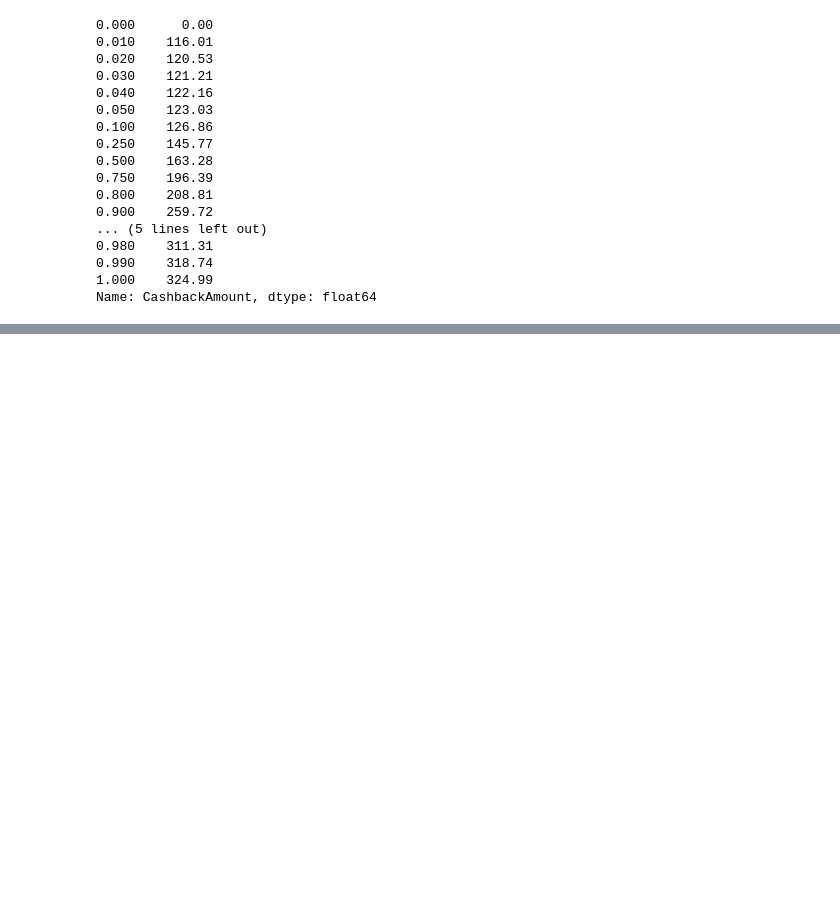
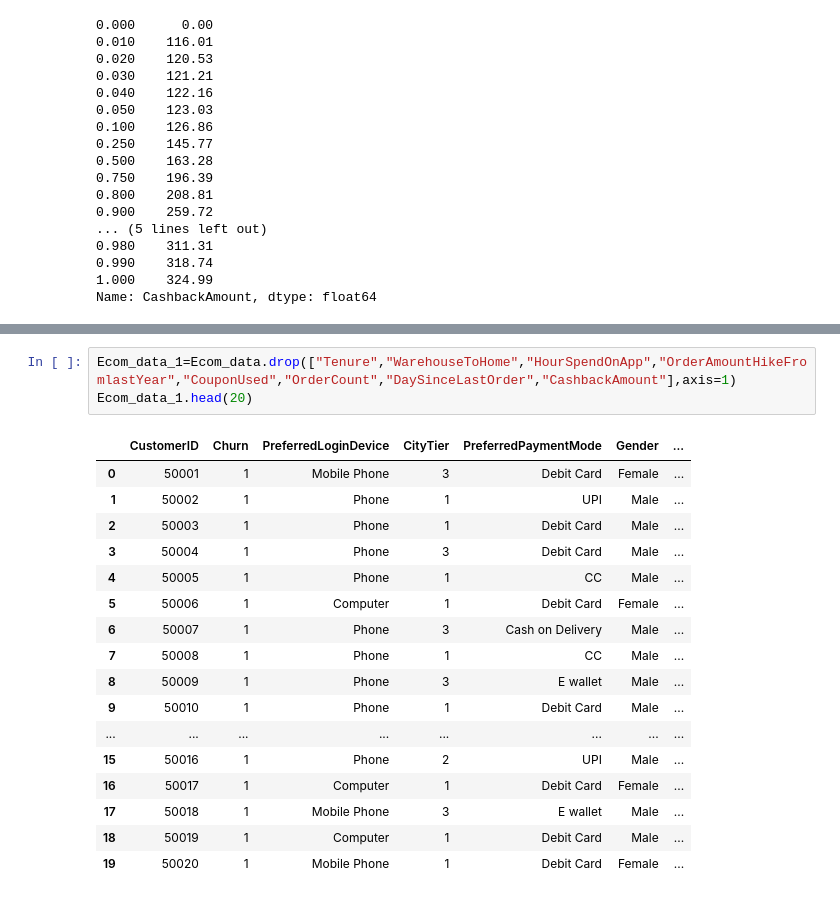
Before and after one commit to tariqzia5/ML_Credit-Card-Customers-Churn-Prediction, a Jupyter notebook: Ecom_Project.ipynb, the cells around one changed output, grey strips where cells are left out. Saved outputs shown, nothing was run; the diff lists cells and outputs as text; blank space fills up the shorter version.

```diff
--- a/Ecom_Project.ipynb
+++ b/Ecom_Project.ipynb
@@ -1184,0 +1211,21 @@ Name: CashbackAmount, dtype: float64
+# %%
+Ecom_data_1=Ecom_data.drop(["Tenure","WarehouseToHome","HourSpendOnApp","OrderAmountHikeFromlastYear","CouponUsed","OrderCount","DaySinceLastOrder","CashbackAmount"],axis=1)
+Ecom_data_1.head(20)
+# %% [output]
+|  | CustomerID | Churn | PreferredLoginDevice | CityTier | PreferredPaymentMode | Gender | ... |
+| 0 | 50001 | 1 | Mobile Phone | 3 | Debit Card | Female | ... |
+| 1 | 50002 | 1 | Phone | 1 | UPI | Male | ... |
+| 2 | 50003 | 1 | Phone | 1 | Debit Card | Male | ... |
+| 3 | 50004 | 1 | Phone | 3 | Debit Card | Male | ... |
+| 4 | 50005 | 1 | Phone | 1 | CC | Male | ... |
+| 5 | 50006 | 1 | Computer | 1 | Debit Card | Female | ... |
+| 6 | 50007 | 1 | Phone | 3 | Cash on Delivery | Male | ... |
+| 7 | 50008 | 1 | Phone | 1 | CC | Male | ... |
+| 8 | 50009 | 1 | Phone | 3 | E wallet | Male | ... |
+| 9 | 50010 | 1 | Phone | 1 | Debit Card | Male | ... |
+| ... | ... | ... | ... | ... | ... | ... | ... |
+| 15 | 50016 | 1 | Phone | 2 | UPI | Male | ... |
+| 16 | 50017 | 1 | Computer | 1 | Debit Card | Female | ... |
+| 17 | 50018 | 1 | Mobile Phone | 3 | E wallet | Male | ... |
+| 18 | 50019 | 1 | Computer | 1 | Debit Card | Male | ... |
+| 19 | 50020 | 1 | Mobile Phone | 1 | Debit Card | Female | ... |
```
Also changed, not shown: parts of 8 cells of this notebook.
